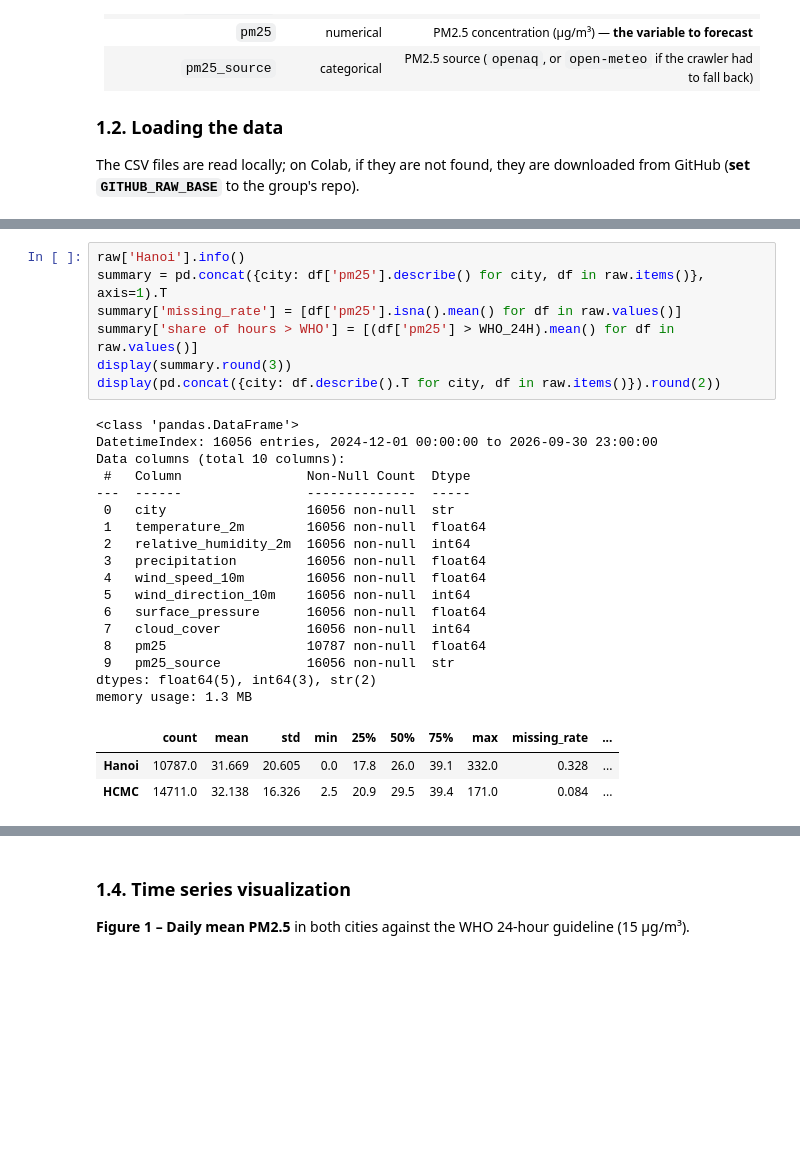
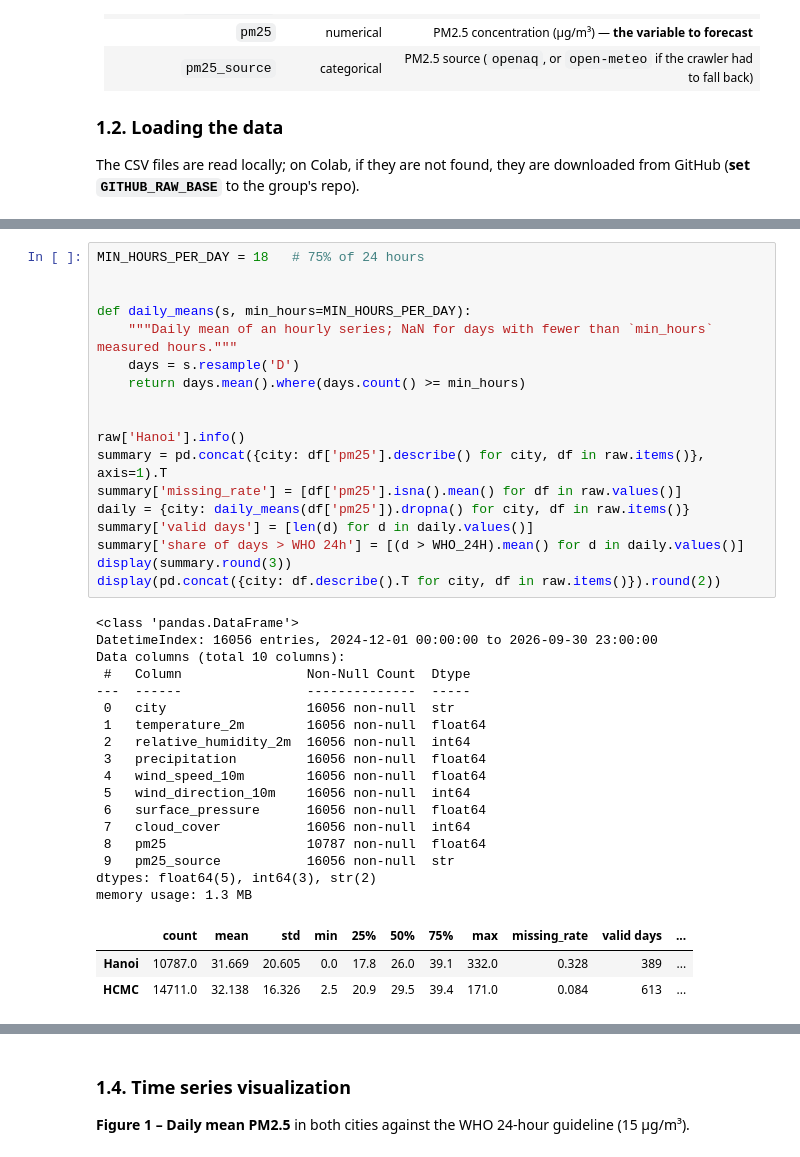
Before and after one commit to perckgg/NTLT, a Jupyter notebook: 03_TimeSeries/result/03_TimeSeries_Air_Quality_executed.ipynb, the cells around one changed output, grey strips where cells are left out. Cells and saved outputs as stored; diff of their text form; blank space fills up the shorter version.

```diff
--- a/03_TimeSeries/result/03_TimeSeries_Air_Quality_executed.ipynb
+++ b/03_TimeSeries/result/03_TimeSeries_Air_Quality_executed.ipynb
@@ -116,31 +119,42 @@ HCMC: 16,056 rows × 10 columns | 2024-12-01 → 2026-09-30 | PM2.5 source: open
 # %%
+MIN_HOURS_PER_DAY = 18   # 75% of 24 hours
+
+
+def daily_means(s, min_hours=MIN_HOURS_PER_DAY):
+    """Daily mean of an hourly series; NaN for days with fewer than `min_hours` measured hours."""
+    days = s.resample('D')
+    return days.mean().where(days.count() >= min_hours)
+
+
 raw['Hanoi'].info()
 summary = pd.concat({city: df['pm25'].describe() for city, df in raw.items()}, axis=1).T
 summary['missing_rate'] = [df['pm25'].isna().mean() for df in raw.values()]
-summary['share of hours > WHO'] = [(df['pm25'] > WHO_24H).mean() for df in raw.values()]
+daily = {city: daily_means(df['pm25']).dropna() for city, df in raw.items()}
+summary['valid days'] = [len(d) for d in daily.values()]
+summary['share of days > WHO 24h'] = [(d > WHO_24H).mean() for d in daily.values()]
 display(summary.round(3))
 display(pd.concat({city: df.describe().T for city, df in raw.items()}).round(2))
 # %% [output]
 <class 'pandas.DataFrame'>
 DatetimeIndex: 16056 entries, 2024-12-01 00:00:00 to 2026-09-30 23:00:00
 Data columns (total 10 columns):
  #   Column                Non-Null Count  Dtype
 ---  ------                --------------  -----
  0   city                  16056 non-null  str
  1   temperature_2m        16056 non-null  float64
  2   relative_humidity_2m  16056 non-null  int64
  3   precipitation         16056 non-null  float64
  4   wind_speed_10m        16056 non-null  float64
  5   wind_direction_10m    16056 non-null  int64
  6   surface_pressure      16056 non-null  float64
  7   cloud_cover           16056 non-null  int64
  8   pm25                  10787 non-null  float64
  9   pm25_source           16056 non-null  str
 dtypes: float64(5), int64(3), str(2)
 memory usage: 1.3 MB
-|  | count | mean | std | min | 25% | 50% | 75% | max | missing_rate | ... |
-| Hanoi | 10787.0 | 31.669 | 20.605 | 0.0 | 17.8 | 26.0 | 39.1 | 332.0 | 0.328 | ... |
-| HCMC | 14711.0 | 32.138 | 16.326 | 2.5 | 20.9 | 29.5 | 39.4 | 171.0 | 0.084 | ... |
+|  | count | mean | std | min | 25% | 50% | 75% | max | missing_rate | valid days | ... |
+| Hanoi | 10787.0 | 31.669 | 20.605 | 0.0 | 17.8 | 26.0 | 39.1 | 332.0 | 0.328 | 389 | ... |
+| HCMC | 14711.0 | 32.138 | 16.326 | 2.5 | 20.9 | 29.5 | 39.4 | 171.0 | 0.084 | 613 | ... |
 |  |  | count | mean | std | min | 25% | 50% | 75% | max |
 | Hanoi | temperature_2m | 16056.0 | 24.38 | 5.46 | 7.4 | 20.5 | 25.3 | 28.2 | 38.6 |
 |  | relative_humidity_2m | 16056.0 | 79.47 | 14.59 | 26.0 | 70.0 | 82.0 | 92.0 | 100.0 |
```
Also changed, not shown: parts of 23 cells of this notebook, 13 other files.
